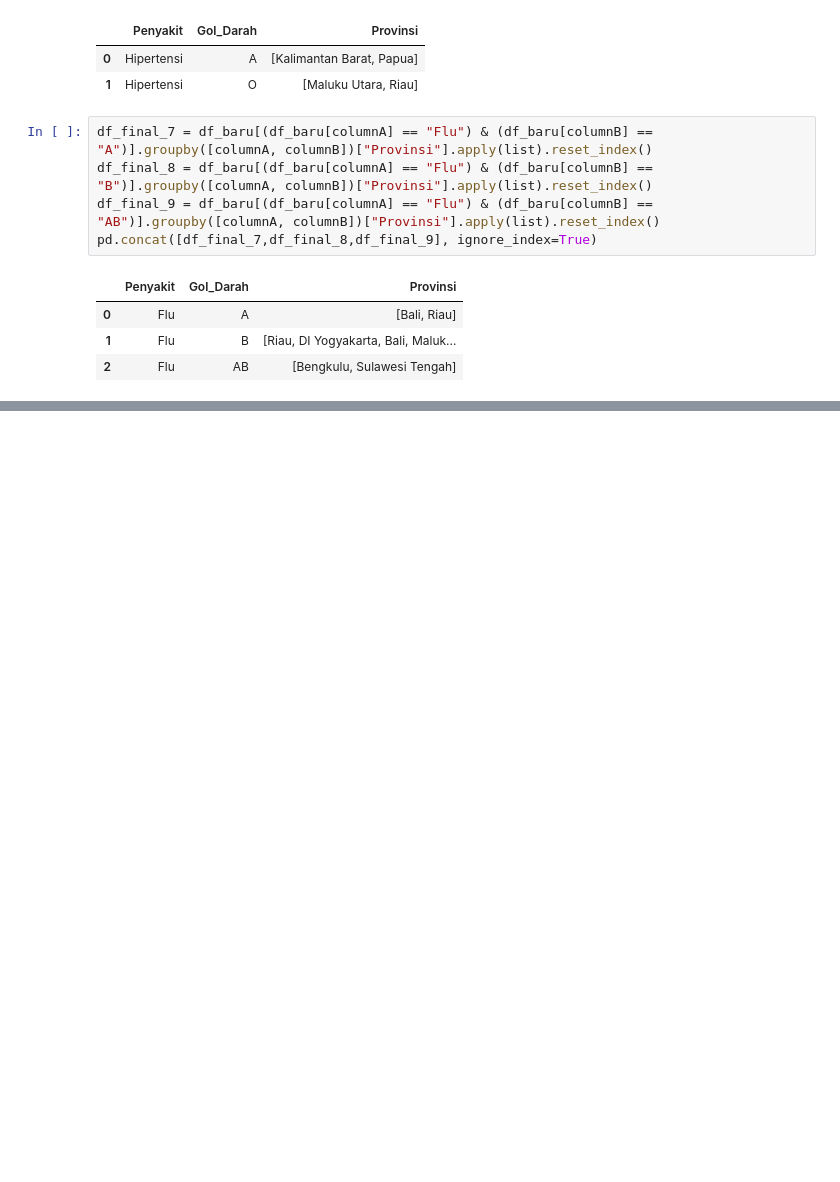
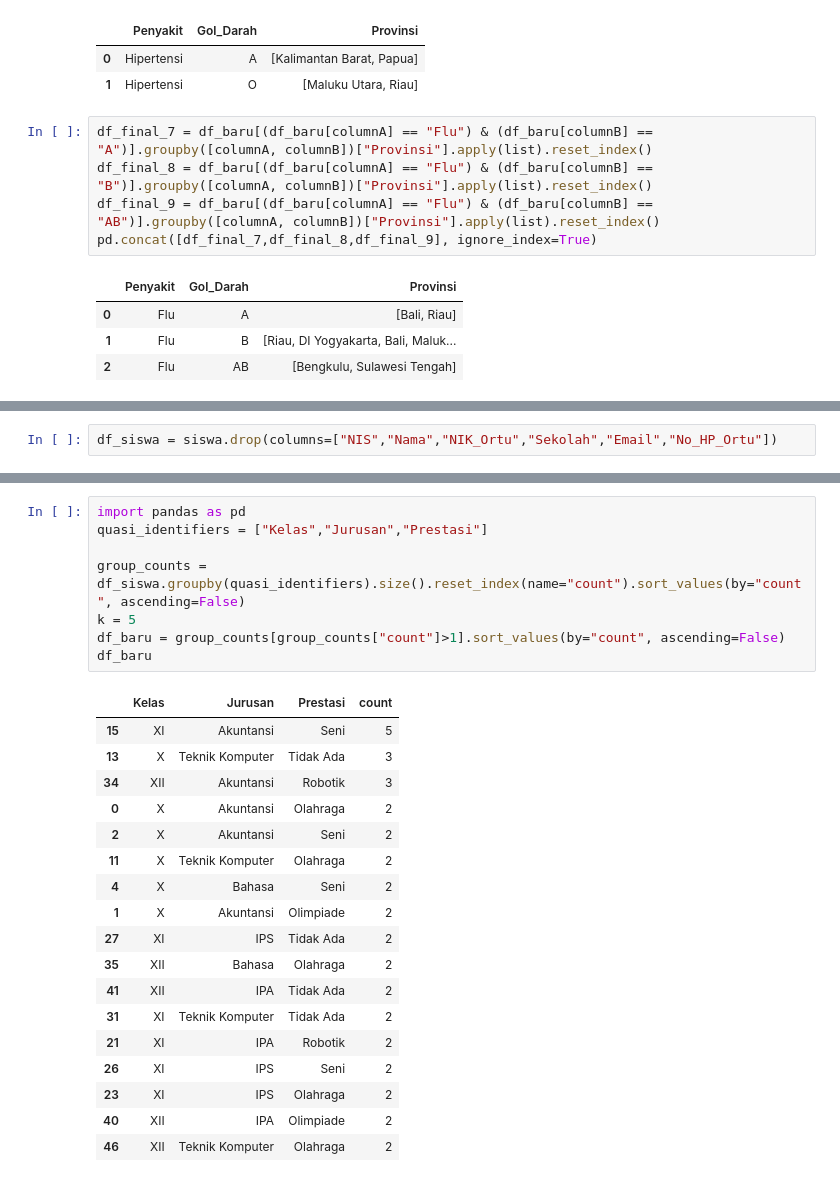
Before and after one commit to diosamuel/data_anonym_task, a Jupyter notebook: DataAnonymity.ipynb, the cells around one changed output, grey strips where cells are left out. Cells and saved outputs as stored; diff of their text form; blank space fills up the shorter version.

```diff
--- a/DataAnonymity.ipynb
+++ b/DataAnonymity.ipynb
@@ -775,0 +805,2 @@ pd.concat([df_final_10,df_final_11,df_final_9], ignore_index=True)
+# %%
+df_siswa = siswa.drop(columns=["NIS","Nama","NIK_Ortu","Sekolah","Email","No_HP_Ortu"])
@@ -775,0 +823,27 @@ pd.concat([df_final_10,df_final_11,df_final_9], ignore_index=True)
+# %%
+import pandas as pd
+quasi_identifiers = ["Kelas","Jurusan","Prestasi"]
+
+group_counts = df_siswa.groupby(quasi_identifiers).size().reset_index(name="count").sort_values(by="count", ascending=False)
+k = 5
+df_baru = group_counts[group_counts["count"]>1].sort_values(by="count", ascending=False)
+df_baru
+# %% [output]
+|  | Kelas | Jurusan | Prestasi | count |
+| 15 | XI | Akuntansi | Seni | 5 |
+| 13 | X | Teknik Komputer | Tidak Ada | 3 |
+| 34 | XII | Akuntansi | Robotik | 3 |
+| 0 | X | Akuntansi | Olahraga | 2 |
+| 2 | X | Akuntansi | Seni | 2 |
+| 11 | X | Teknik Komputer | Olahraga | 2 |
+| 4 | X | Bahasa | Seni | 2 |
+| 1 | X | Akuntansi | Olimpiade | 2 |
+| 27 | XI | IPS | Tidak Ada | 2 |
+| 35 | XII | Bahasa | Olahraga | 2 |
+| 41 | XII | IPA | Tidak Ada | 2 |
+| 31 | XI | Teknik Komputer | Tidak Ada | 2 |
+| 21 | XI | IPA | Robotik | 2 |
+| 26 | XI | IPS | Seni | 2 |
+| 23 | XI | IPS | Olahraga | 2 |
+| 40 | XII | IPA | Olimpiade | 2 |
+| 46 | XII | Teknik Komputer | Olahraga | 2 |
```
Also changed, not shown: parts of 6 cells of this notebook.
